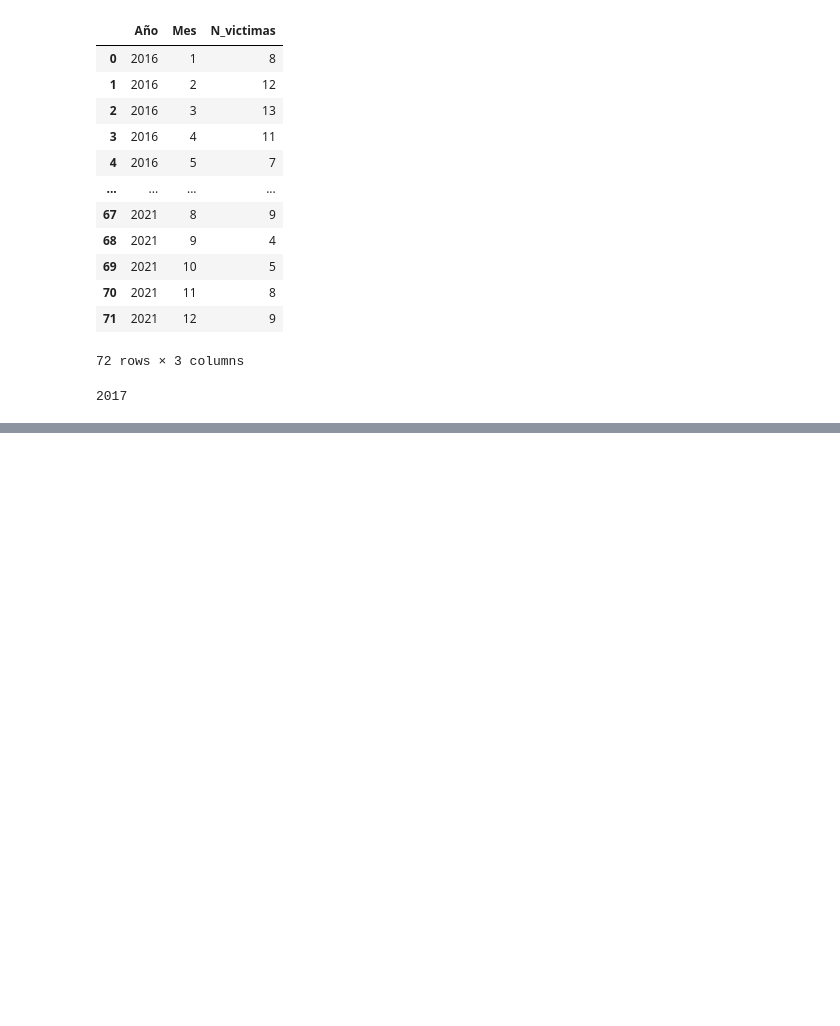
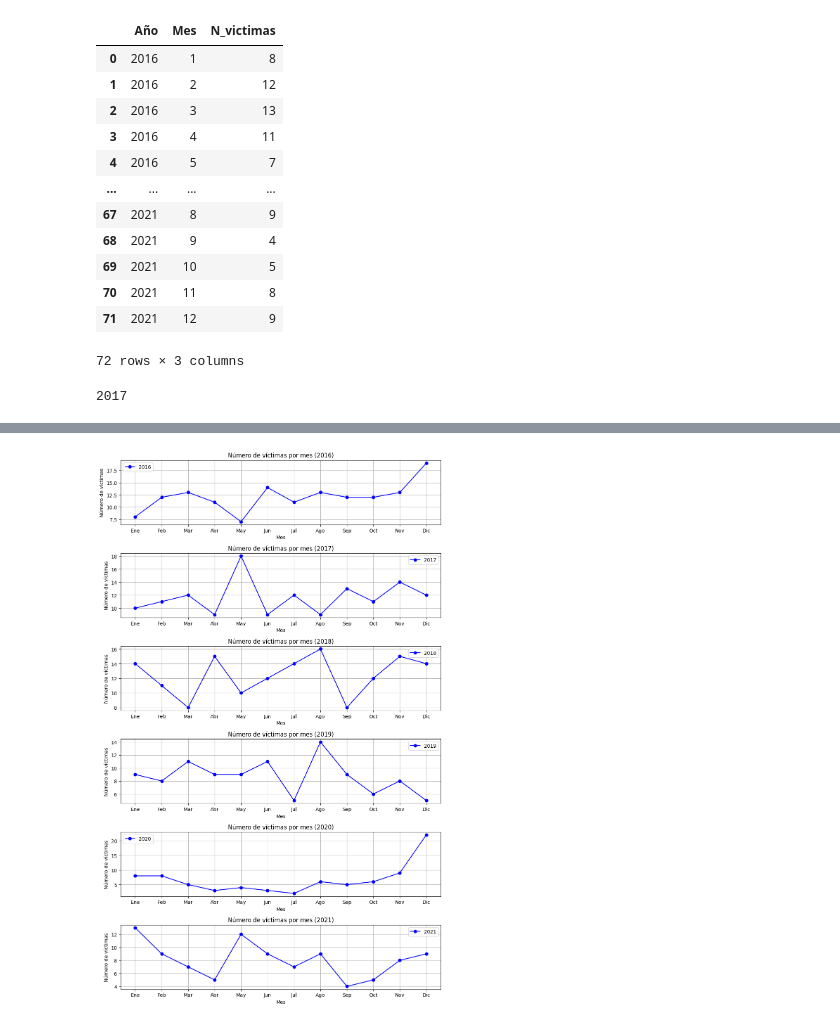
Before and after one commit to matiasbarriosled/PiDa2, a Jupyter notebook: EDA/EDA.ipynb, the cells around one changed output, grey strips where cells are left out. Cells and saved outputs as stored; diff of their text form; code cells hidden in the pictures; blank space fills up the shorter version.

```diff
--- a/EDA/EDA.ipynb
+++ b/EDA/EDA.ipynb
@@ -96,10 +96,3 @@ unicos = hechos['Año'].unique()
 unicos[1]
 # %% [output]
 2017
-# %%
-for anio in unicos:
-    fig, ax = plt.subplots(figsize=(10, 4))
-    plt.title(f"Año: {anio}")
-    datos = muertes_por_mes[muertes_por_mes['Año']==anio]
-    ax.plot(datos["Mes"], datos["N_victimas"], label="2016", marker='o', color='blue')
-    plt.show
@@ -112,0 +99,30 @@ for anio in unicos:
+# %%
+anios = muertes_por_mes['Año'].unique()  # Puedes agregar más años a esta lista
+
+# Crear una figura con subplots para cada año
+fig, axes = plt.subplots(len(anios), 1, figsize=(10, 16))  # Ajustar el tamaño según sea necesario
+
+# Recorrer cada año y crear un gráfico lineplot en su subplot correspondiente
+for i, anio in enumerate(anios):
+    datos_anio = muertes_por_mes[muertes_por_mes["Año"] == anio]  # Filtrar datos por año
+    ax = axes[i]  # Obtener el subplot actual
+
+    # Crear el lineplot
+    ax.plot(datos_anio["Mes"], datos_anio["N_victimas"], label=str(anio), marker='o', color='blue')
+
+    # Configurar el subplot
+    ax.set_title(f"Número de víctimas por mes ({anio})")
+    ax.set_xlabel("Mes")
+    ax.set_ylabel("Número de víctimas")
+    ax.set_xticks(range(1, 13))
+    ax.set_xticklabels(["Ene", "Feb", "Mar", "Abr", "May", "Jun", "Jul", "Ago", "Sep", "Oct", "Nov", "Dic"])
+    ax.grid(True)
+    ax.legend()
+
+# Ajustar el layout de los subplots
+plt.tight_layout()
+
+# Mostrar el gráfico
+plt.show()
+# %% [output]
+[figure, added]
```
Also changed, not shown: parts of 1 cell of this notebook.
